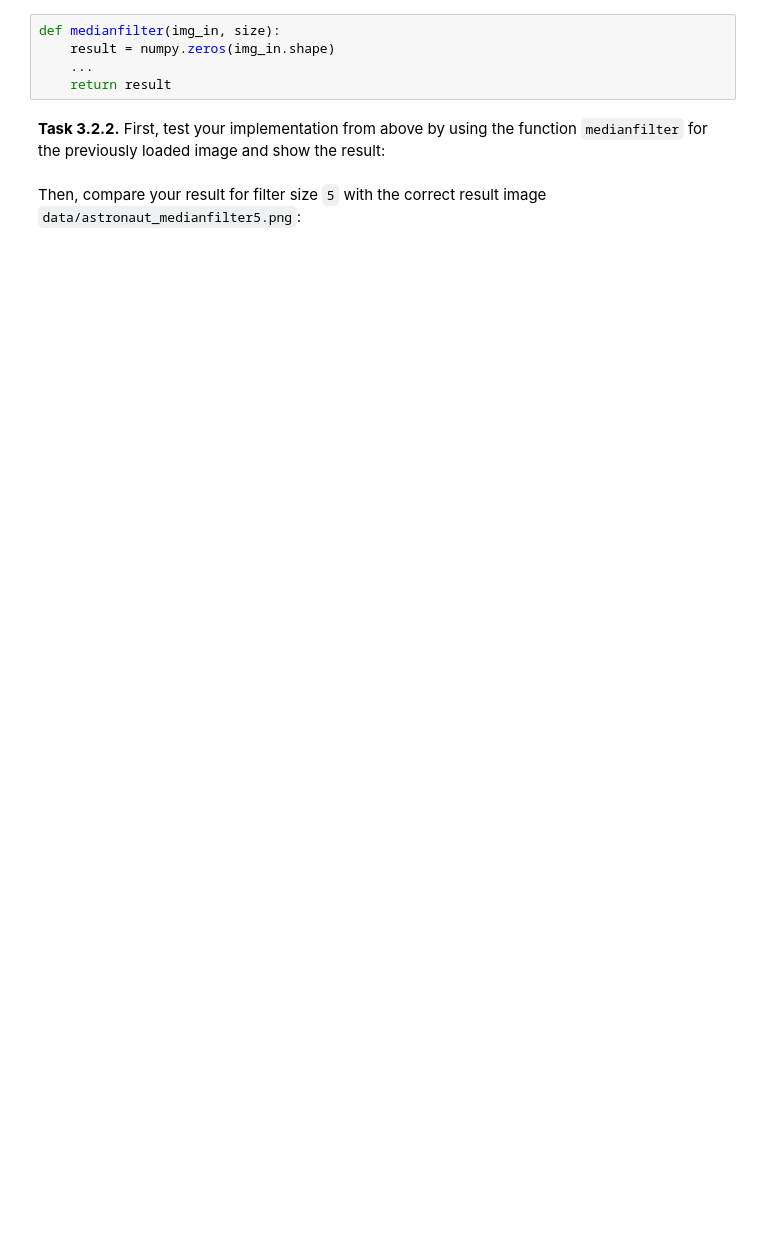
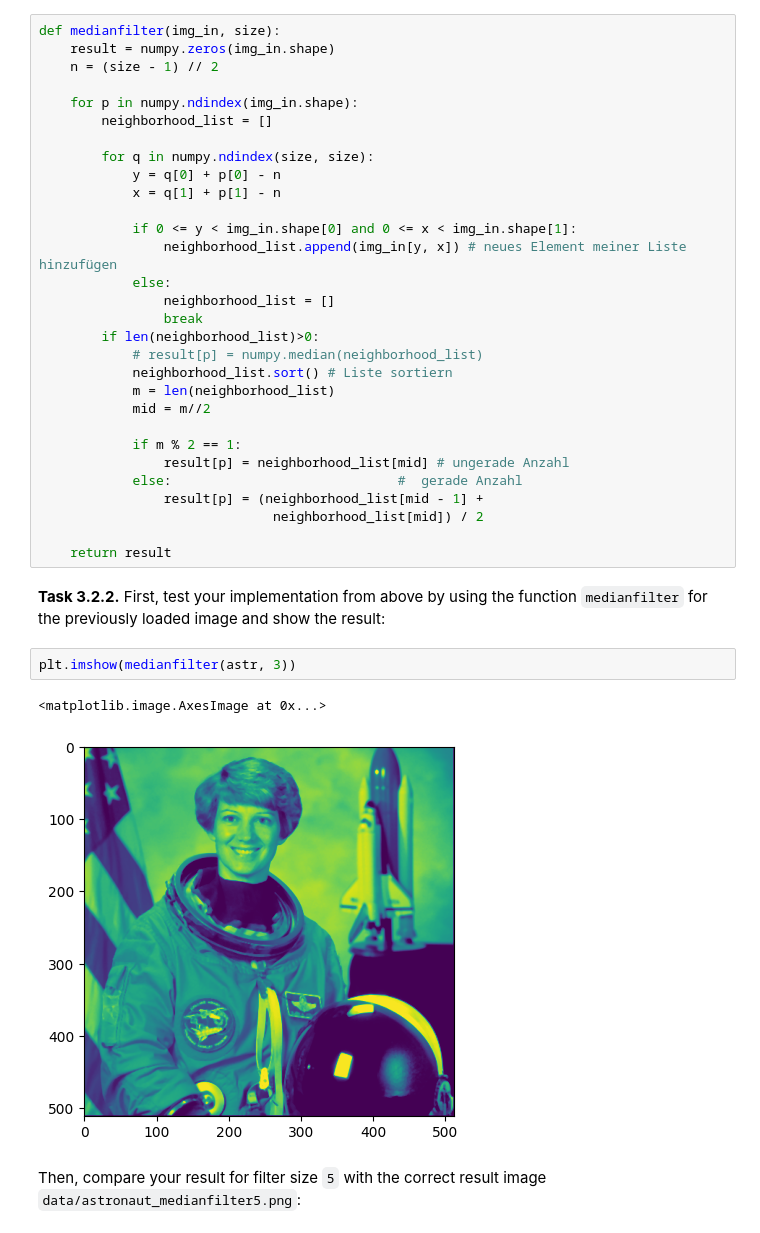
Before and after one commit to Hallo-ollaH/mobi-fs3-python, a Jupyter notebook: task3.ipynb, the cells around one changed output. Saved outputs shown, nothing was run; the diff lists cells and outputs as text; blank space fills up the shorter version.

```diff
--- a/task3.ipynb
+++ b/task3.ipynb
@@ -58,12 +60,42 @@ assert numpy.allclose(img1, img2, atol=1/255)
 ## Non-linear filtering
 
 **<a id="#">Task 3.2.1.</a>** Implement a median filter:
-# %%
-def medianfilter(img_in, size):
-    result = numpy.zeros(img_in.shape)
-    ...
-    return result
+# %%
+def medianfilter(img_in, size):
+    result = numpy.zeros(img_in.shape)
+    n = (size - 1) // 2
+
+    for p in numpy.ndindex(img_in.shape):
+        neighborhood_list = []
+
+        for q in numpy.ndindex(size, size):
+            y = q[0] + p[0] - n
+            x = q[1] + p[1] - n
+
+            if 0 <= y < img_in.shape[0] and 0 <= x < img_in.shape[1]:
+                neighborhood_list.append(img_in[y, x]) # neues Element meiner Liste hinzufügen
+            else:
+                neighborhood_list = []
+                break
+        if len(neighborhood_list)>0:
+            # result[p] = numpy.median(neighborhood_list)
+            neighborhood_list.sort() # Liste sortiern
+            m = len(neighborhood_list)
+            mid = m//2
+
+            if m % 2 == 1:
+                result[p] = neighborhood_list[mid] # ungerade Anzahl
+            else:                             #  gerade Anzahl
+                result[p] = (neighborhood_list[mid - 1] +
+                              neighborhood_list[mid]) / 2
+
+    return result
 # %% [markdown]
 **<a id="#">Task 3.2.2.</a>** First, test your implementation from above by using the function `medianfilter` for the previously loaded image and show the result:
+# %%
+plt.imshow(medianfilter(astr, 3))
+# %% [output]
+<matplotlib.image.AxesImage at 0x...>
+[figure, added]
 # %% [markdown]
 Then, compare your result for filter size `5` with the correct result image `data/astronaut_medianfilter5.png`:
```
Also changed, not shown: parts of 3 cells of this notebook.
